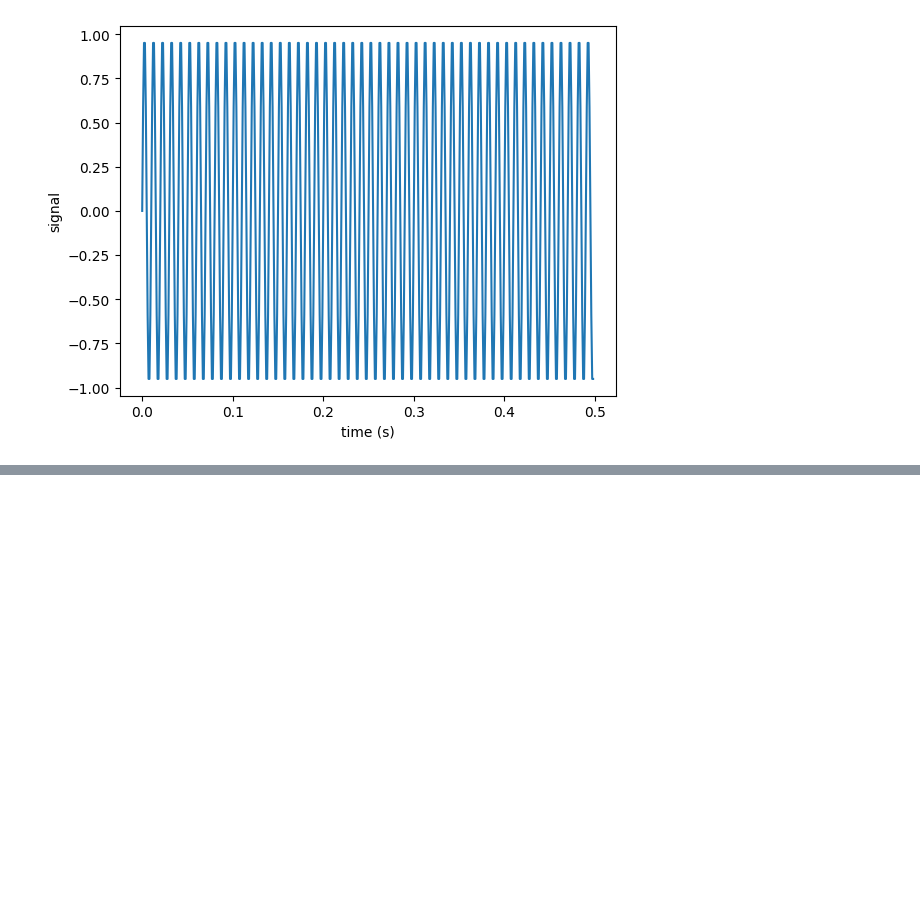
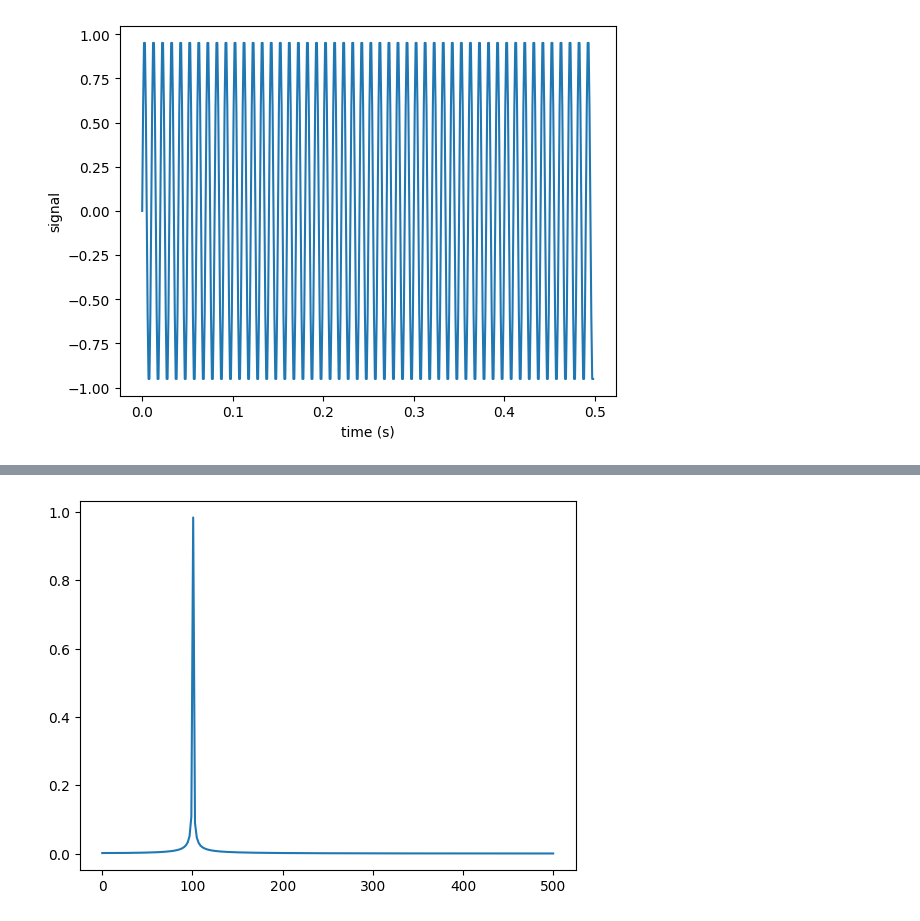
Before and after one commit to carloshernangarrido/control, a Jupyter notebook: 04_typical-stages-in-DSP/Resolution_example/Ej2.ipynb, the cells around one changed output, grey strips where cells are left out. Cells and saved outputs as stored; diff of their text form; code cells hidden in the pictures; blank space fills up the shorter version.

```diff
--- a/04_typical-stages-in-DSP/Resolution_example/Ej2.ipynb
+++ b/04_typical-stages-in-DSP/Resolution_example/Ej2.ipynb
@@ -82,0 +83,16 @@ print(calc_rms(signal_n-signal))
+# %%
+from scipy.fftpack import fft
+
+def plot_fft(t, y):
+    T = t[1] - t[0]
+    N = len(t)
+    yf = fft(y)
+    xf = np.linspace(0.0, 1.0/(2.0*T), N//2)
+
+    fig, ax = plt.subplots()
+    ax.plot(xf, 2.0/N * np.abs(yf[:N//2]))
+    plt.show()
+# %%
+plot_fft(time, signal)
+# %% [output]
+[figure, added]
```
Also changed, not shown: parts of 2 cells of this notebook, 1 other file.
